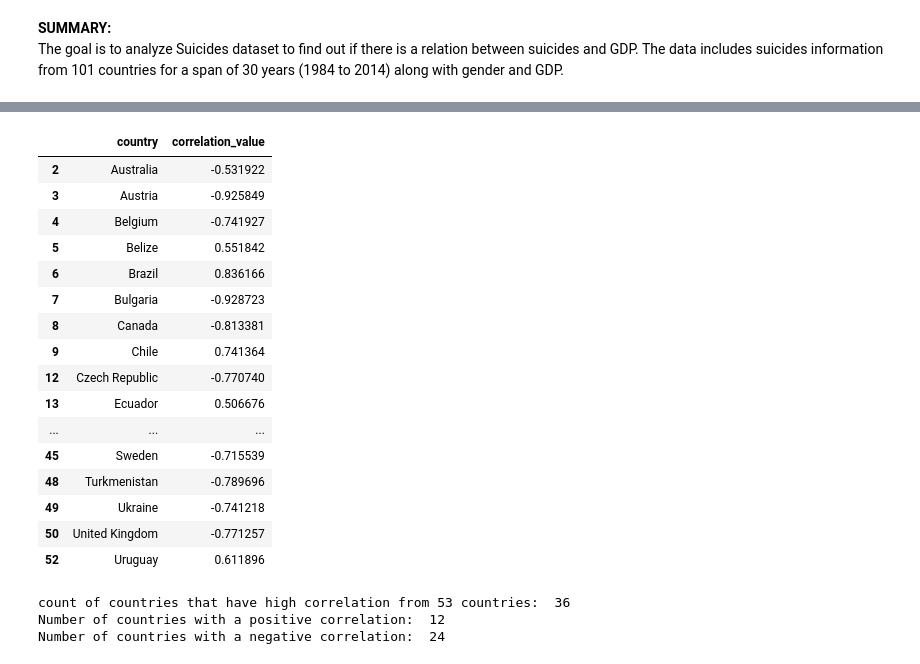
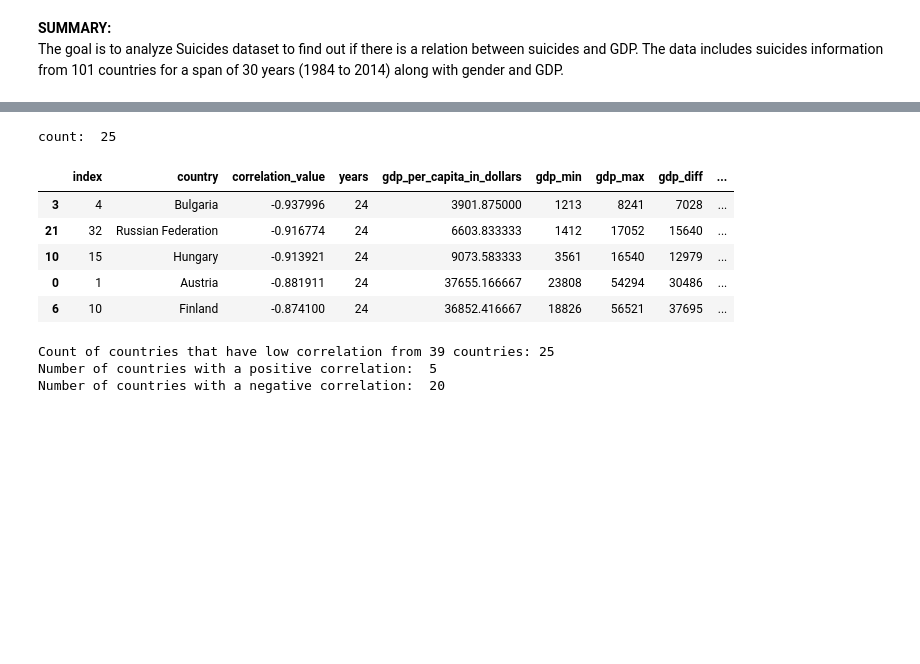
Before and after one commit to SindhuDataScience/ThinkfulExercises, a Jupyter notebook: Capstone/Predict suicide rate with GDP data.ipynb, the cells around one changed output, grey strips where cells are left out. Cells and saved outputs as stored; diff of their text form; code cells hidden in the pictures; blank space fills up the shorter version.

```diff
--- a/Capstone/Predict suicide rate with GDP data.ipynb
+++ b/Capstone/Predict suicide rate with GDP data.ipynb
@@ -69,0 +46,6 @@ print('{}, count:{}, mean of GDP:{}'.format(df_cnt_years_by_country,len(df_cnt_y
+# %%
+df_pivot = df_aggby_ctry_yr_unfiltered.query('year>1990 and year<2015').pivot_table('suicides_no', 'country', 'year').dropna(axis='rows')
+#df_pivot
+countries_for_analysis = pd.Series(df_pivot.index.get_values())
+print('Number of countries for analysis for the years 1990 to 2015: ',countries_for_analysis.count())
+countries_for_analysis.head(5)
@@ -69,0 +60,4 @@ print('{}, count:{}, mean of GDP:{}'.format(df_cnt_years_by_country,len(df_cnt_y
+# %%
+#Filter the Aggregate data by the above 39 countries
+df_aggby_ctry_yr = df_aggby_ctry_yr_unfiltered[df_aggby_ctry_yr_unfiltered.country.isin(countries_for_analysis)].query('year>1990 and year<2015').reset_index()
+df_aggby_ctry_yr.head(5)
@@ -69,0 +96,18 @@ print('{}, count:{}, mean of GDP:{}'.format(df_cnt_years_by_country,len(df_cnt_y
+# %%
+#Calculate mean GDP per capita, minimum GDP per capita, maximum GDP per caita for those 39 countries and sort the data by mean GDP per capita ascending
+df_cnt_years_by_country = df_aggby_ctry_yr.groupby('country').agg(
+    {'year':['count'],
+     'gdp_per_capita_in_dollars':['mean', 'min','max']}).reset_index()
+df_cnt_years_by_country.columns = ["_".join(x) for x in df_cnt_years_by_country.columns.ravel()]
+df_cnt_years_by_country.rename(columns={'country_':'country',
+                                        'year_count':'years',
+                          'gdp_per_capita_in_dollars_mean':'gdp_per_capita_in_dollars',
+                          'gdp_per_capita_in_dollars_min':'gdp_min',
+                          'gdp_per_capita_in_dollars_max':'gdp_max'},
+                 inplace=True)
+df_cnt_years_by_country['gdp_diff'] = df_cnt_years_by_country['gdp_max'] - df_cnt_years_by_country['gdp_min']
+df_cnt_years_by_country['gdp_timesgrowth'] = df_cnt_years_by_country['gdp_max'] / df_cnt_years_by_country['gdp_min']
+
+print('count:{}, mean of GDP:{}'.format(len(df_cnt_years_by_country),np.mean(df_cnt_years_by_country.gdp_per_capita_in_dollars)))
+df_cnt_years_by_country_sorted = df_cnt_years_by_country[['country','years','gdp_per_capita_in_dollars','gdp_min','gdp_max','gdp_diff','gdp_timesgrowth']].sort_values('gdp_per_capita_in_dollars').reset_index()
+df_cnt_years_by_country_sorted.head(5)
@@ -70,8 +127,8 @@ print('{}, count:{}, mean of GDP:{}'.format(df_cnt_years_by_country,len(df_cnt_y
 # %%
-#take the above 53 countries that have atleast 25 years of data and find out the correlation between number of suicides and GDP
-df_aggby_ctry_yr = df_aggby_ctry_yr[df_aggby_ctry_yr.country.isin(df_cnt_years_by_country['country'])]
-
+#take the above 39 countries that have 25 years of data and find out the correlation between number of suicides and GDP pr caita
 df_corr = (df_aggby_ctry_yr.groupby('country')[['suicides_per_100k_people','gdp_per_capita_in_dollars']].corr(method='pearson').iloc[0::2,-1]).reset_index()
 df_corr.rename(columns={'gdp_per_capita_in_dollars':'correlation_value'}, inplace=True)
-df_corr
+df_corr = df_corr.drop(['level_1'], axis=1)
+df_corr = pd.merge(df_corr, df_cnt_years_by_country, on="country")
+df_corr.head(5)
 # %% [output]
@@ -95,30 +213,21 @@ df_corr
 # %%
 #count the countries that have a correlation greater than 0.5 and less than -0.5
-df_corr_filter = df_corr.query('correlation_value >= 0.5 or correlation_value <= -0.5')[['country','correlation_value']]
-df_corr_filter
+df_corr_filter = df_corr.query('correlation_value >= 0.5 or correlation_value <= -0.5').reset_index()
+print('count: ',len(df_corr_filter))
+df_corr_filter.sort_values('correlation_value').head(5)
 # %% [output]
+count:  25
-|  | country | correlation_value |
-| 2 | Australia | -0.531922 |
-| 3 | Austria | -0.925849 |
-| 4 | Belgium | -0.741927 |
-| 5 | Belize | 0.551842 |
-| 6 | Brazil | 0.836166 |
-| 7 | Bulgaria | -0.928723 |
-| 8 | Canada | -0.813381 |
-| 9 | Chile | 0.741364 |
-| 12 | Czech Republic | -0.770740 |
-| 13 | Ecuador | 0.506676 |
-| ... | ... | ... |
-| 45 | Sweden | -0.715539 |
-| 48 | Turkmenistan | -0.789696 |
-| 49 | Ukraine | -0.741218 |
-| 50 | United Kingdom | -0.771257 |
-| 52 | Uruguay | 0.611896 |
+|  | index | country | correlation_value | years | gdp_per_capita_in_dollars | gdp_min | gdp_max | gdp_diff | ... |
+| 3 | 4 | Bulgaria | -0.937996 | 24 | 3901.875000 | 1213 | 8241 | 7028 | ... |
+| 21 | 32 | Russian Federation | -0.916774 | 24 | 6603.833333 | 1412 | 17052 | 15640 | ... |
+| 10 | 15 | Hungary | -0.913921 | 24 | 9073.583333 | 3561 | 16540 | 12979 | ... |
+| 0 | 1 | Austria | -0.881911 | 24 | 37655.166667 | 23808 | 54294 | 30486 | ... |
+| 6 | 10 | Finland | -0.874100 | 24 | 36852.416667 | 18826 | 56521 | 37695 | ... |
 # %%
-print('count of countries that have high correlation from 53 countries: ',len(df_corr_filter))
+print('Count of countries that have low correlation from {} countries: {}'.format(len(df_corr),len(df_corr_filter)))
 print('Number of countries with a positive correlation: ',len(df_corr_filter[df_corr_filter.correlation_value>0]))
 print('Number of countries with a negative correlation: ',len(df_corr_filter[df_corr_filter.correlation_value<0]))
 # %% [output]
-count of countries that have high correlation from 53 countries:  36
-Number of countries with a positive correlation:  12
-Number of countries with a negative correlation:  24
+Count of countries that have low correlation from 39 countries: 25
+Number of countries with a positive correlation:  5
+Number of countries with a negative correlation:  20
```
Also changed, not shown: parts of 27 cells of this notebook, 3 other files.
